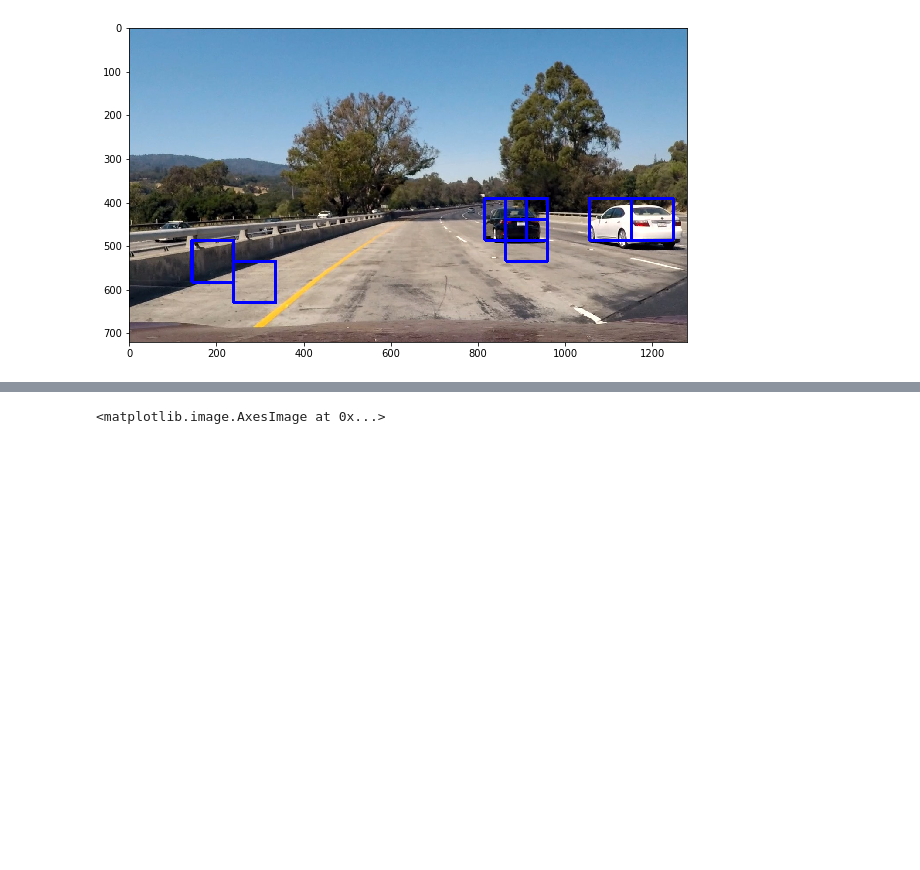
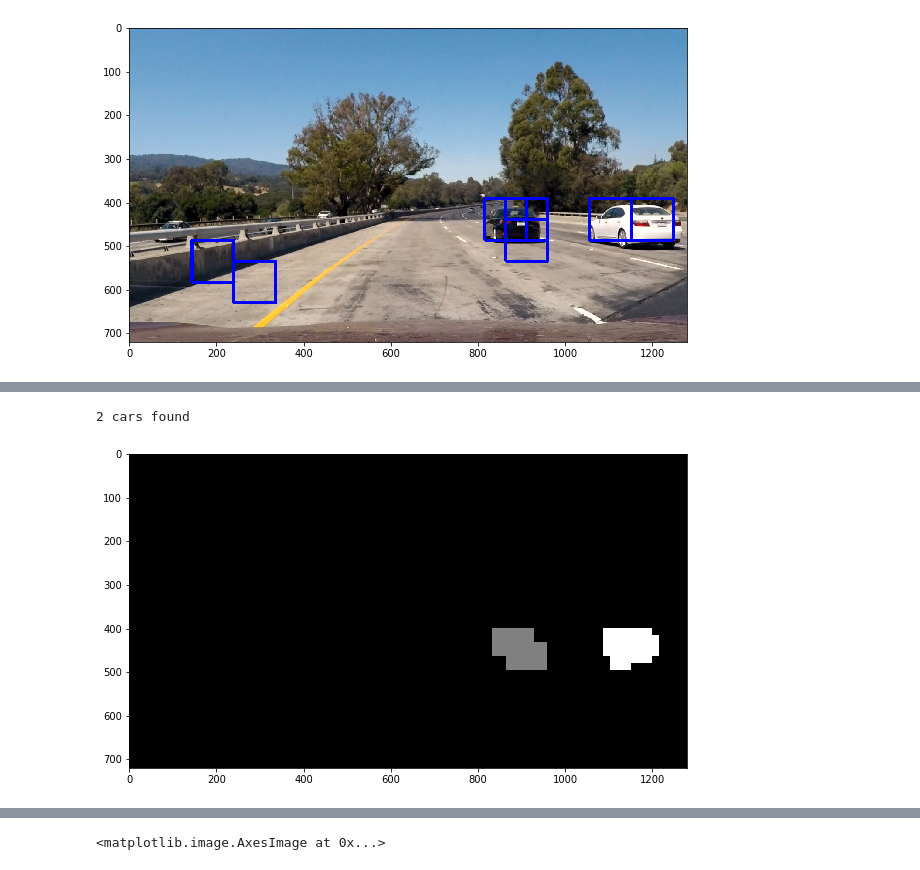
Before and after one commit to kushshukla24/P5_VehicleDetectionAndTracking, a Jupyter notebook: P5_VehicleDetectionAndTracking.ipynb, the cells around one changed output, grey strips where cells are left out. Cells and saved outputs as stored; diff of their text form; code cells hidden in the pictures; blank space fills up the shorter version.

```diff
--- a/P5_VehicleDetectionAndTracking.ipynb
+++ b/P5_VehicleDetectionAndTracking.ipynb
@@ -419,0 +416,9 @@ def slide_window(img, x_start_stop=[None, None], y_start_stop=[None, None],
+# %%
+from scipy.ndimage.measurements import label
+labels = label(heatmap_img)
+plt.figure(figsize=(10,10))
+plt.imshow(labels[0], cmap='gray')
+print(labels[1], 'cars found')
+# %% [output]
+2 cars found
+[figure, added]
```
Also changed, not shown: parts of 27 cells of this notebook, 3 other files.
